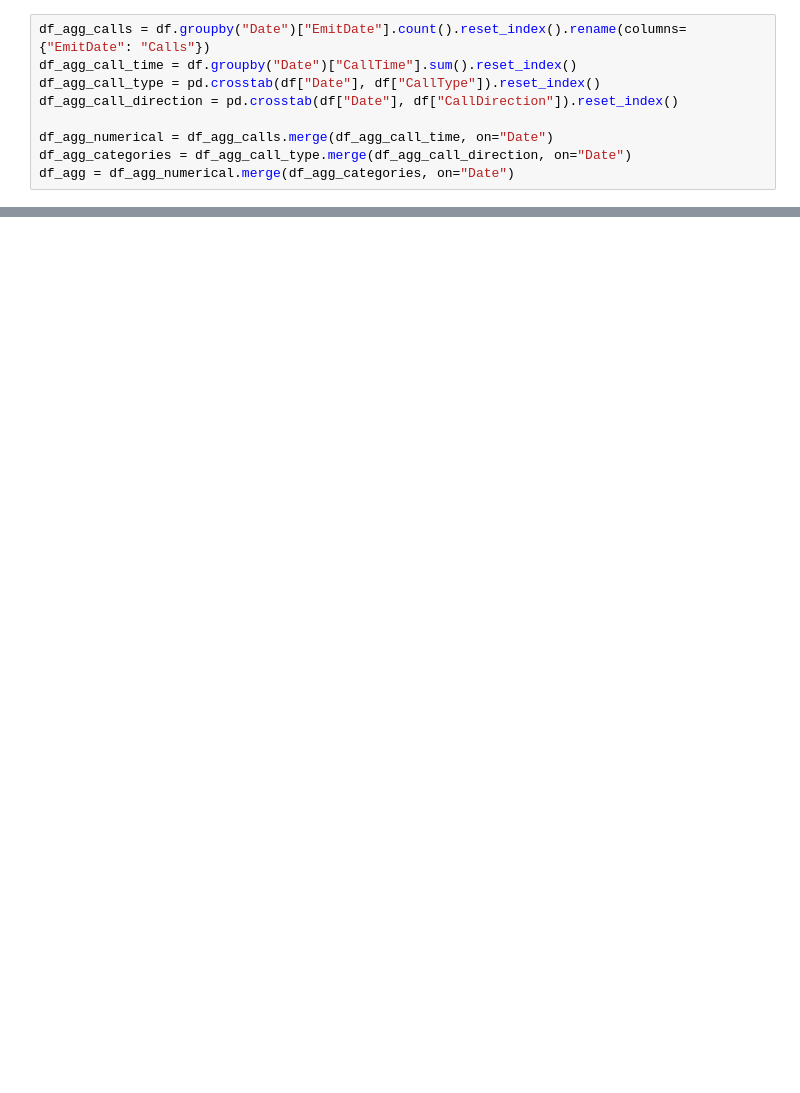
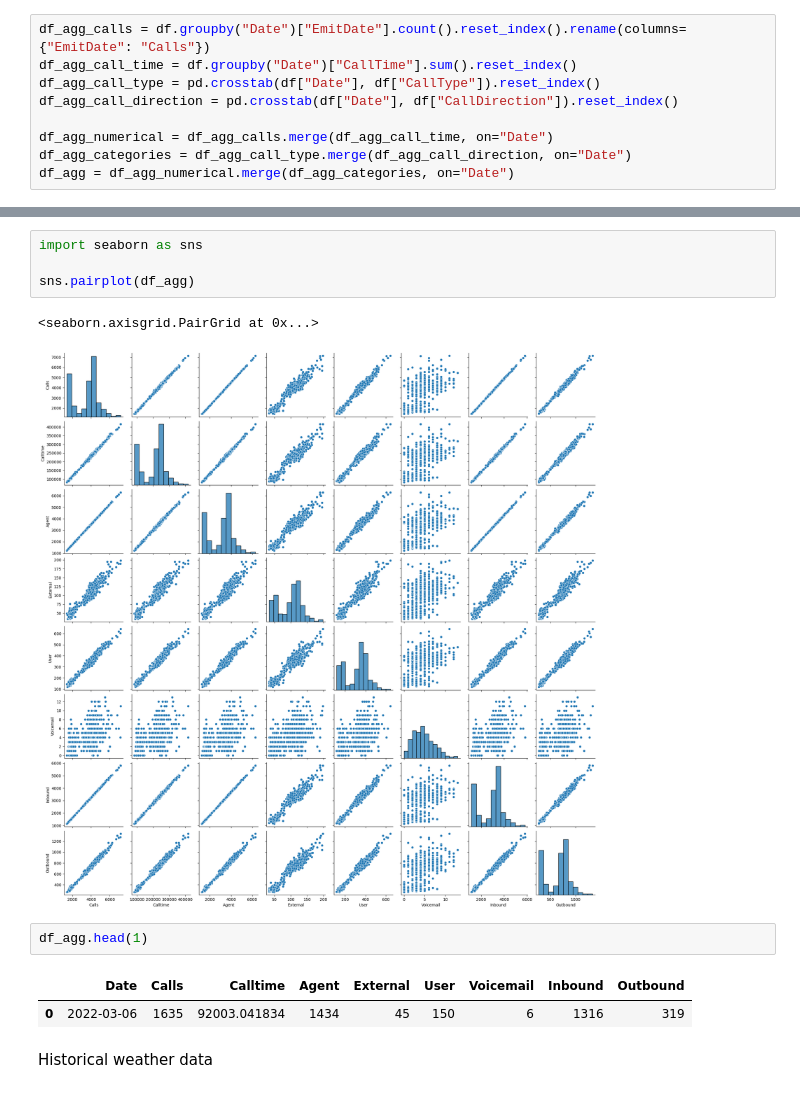
Before and after one commit to nieweglp/call-center-forecast, a Jupyter notebook: call-center/notebooks/eda.ipynb, the cells around one changed output, grey strips where cells are left out. Saved outputs shown, nothing was run; the diff lists cells and outputs as text; blank space fills up the shorter version.

```diff
--- a/call-center/notebooks/eda.ipynb
+++ b/call-center/notebooks/eda.ipynb
@@ -117,0 +163,14 @@ plt.plot(df_agg["Date"], df_agg["Calls"]);
+# %%
+import seaborn as sns
+
+sns.pairplot(df_agg)
+# %% [output]
+<seaborn.axisgrid.PairGrid at 0x...>
+[figure, added]
+# %%
+df_agg.head(1)
+# %% [output]
+|  | Date | Calls | Calltime | Agent | External | User | Voicemail | Inbound | Outbound |
+| 0 | 2022-03-06 | 1635 | 92003.041834 | 1434 | 45 | 150 | 6 | 1316 | 319 |
+# %% [markdown]
+Historical weather data
```
Also changed, not shown: parts of 46 cells of this notebook, 12 other files.
